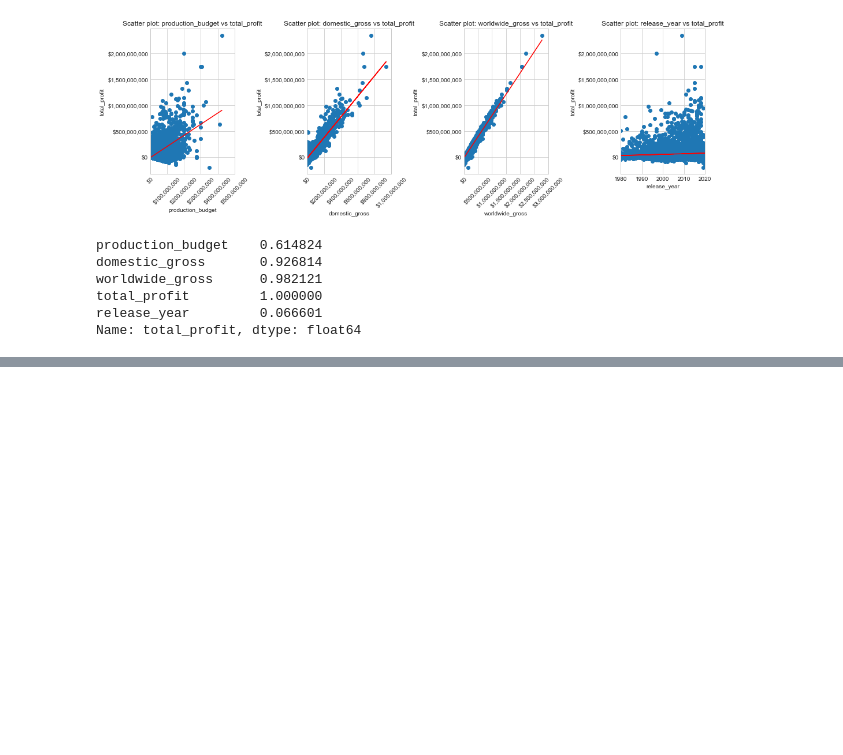
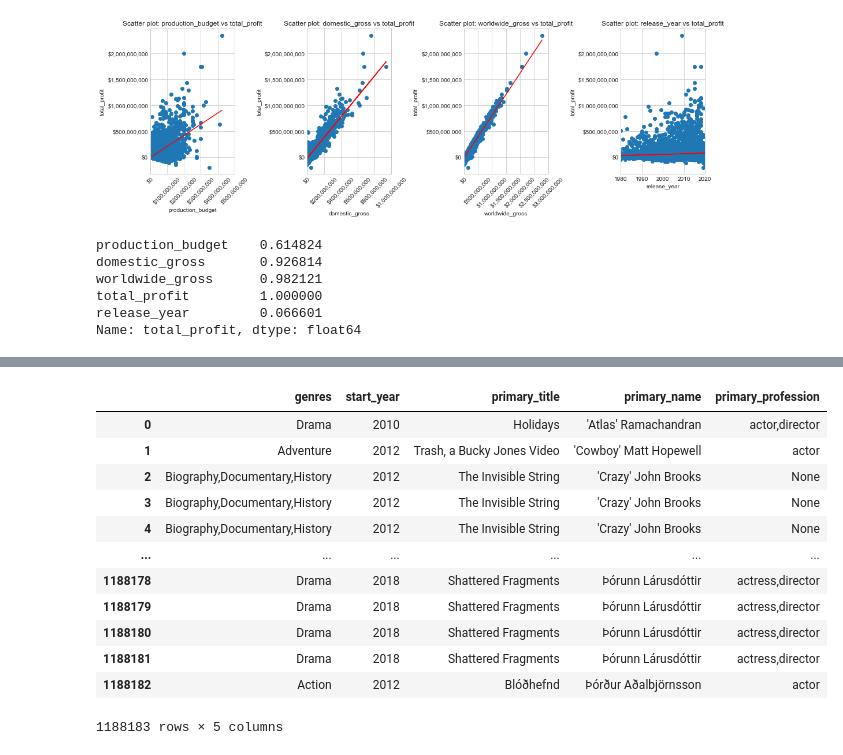
Before and after one commit to chrismiley87/dsc-phase-2-project-v3, a Jupyter notebook: student.ipynb, the cells around one changed output, grey strips where cells are left out. Cells and saved outputs as stored; diff of their text form; code cells hidden in the pictures; blank space fills up the shorter version.

```diff
--- a/student.ipynb
+++ b/student.ipynb
@@ -472,0 +387,31 @@ merged_actor_profit_df
+# %%
+#create a dataframe extracting movies, their genre, director, and principal actors
+query = """SELECT genres, start_year, primary_title, primary_name, primary_profession
+            FROM movie_basics
+            JOIN principals
+                USING(movie_id)
+            JOIN directors
+                USING(movie_id)
+            JOIN persons
+                USING(person_id)
+                WHERE category = "actor" OR category = "director"
+            ORDER BY primary_name;
+"""
+filtered_movie_df = pd.read_sql_query(query, conn)
+# %%
+#inspect new dataframe
+filtered_movie_df
+# %% [output]
+|  | genres | start_year | primary_title | primary_name | primary_profession |
+| 0 | Drama | 2010 | Holidays | 'Atlas' Ramachandran | actor,director |
+| 1 | Adventure | 2012 | Trash, a Bucky Jones Video | 'Cowboy' Matt Hopewell | actor |
+| 2 | Biography,Documentary,History | 2012 | The Invisible String | 'Crazy' John Brooks | None |
+| 3 | Biography,Documentary,History | 2012 | The Invisible String | 'Crazy' John Brooks | None |
+| 4 | Biography,Documentary,History | 2012 | The Invisible String | 'Crazy' John Brooks | None |
+| ... | ... | ... | ... | ... | ... |
+| 1188178 | Drama | 2018 | Shattered Fragments | Þórunn Lárusdóttir | actress,director |
+| 1188179 | Drama | 2018 | Shattered Fragments | Þórunn Lárusdóttir | actress,director |
+| 1188180 | Drama | 2018 | Shattered Fragments | Þórunn Lárusdóttir | actress,director |
+| 1188181 | Drama | 2018 | Shattered Fragments | Þórunn Lárusdóttir | actress,director |
+| 1188182 | Action | 2012 | Blóðhefnd | Þórður Aðalbjörnsson | actor |
+1188183 rows × 5 columns
```
Also changed, not shown: parts of 59 cells of this notebook.
